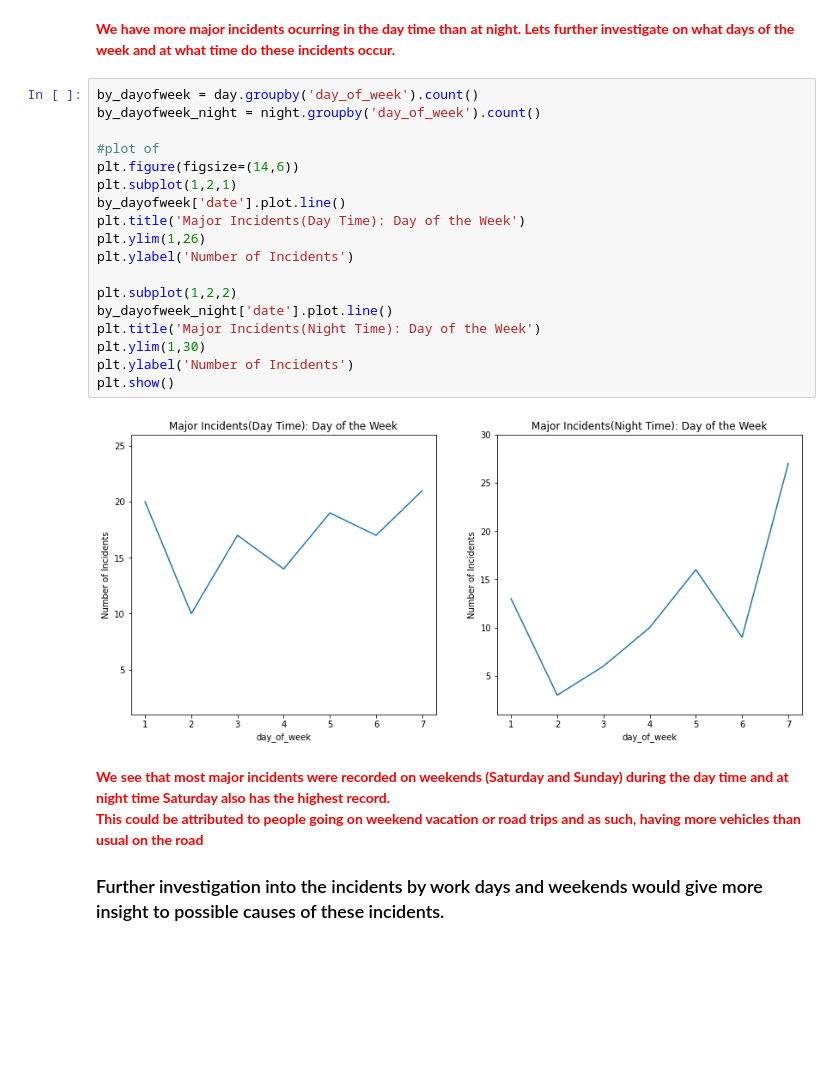
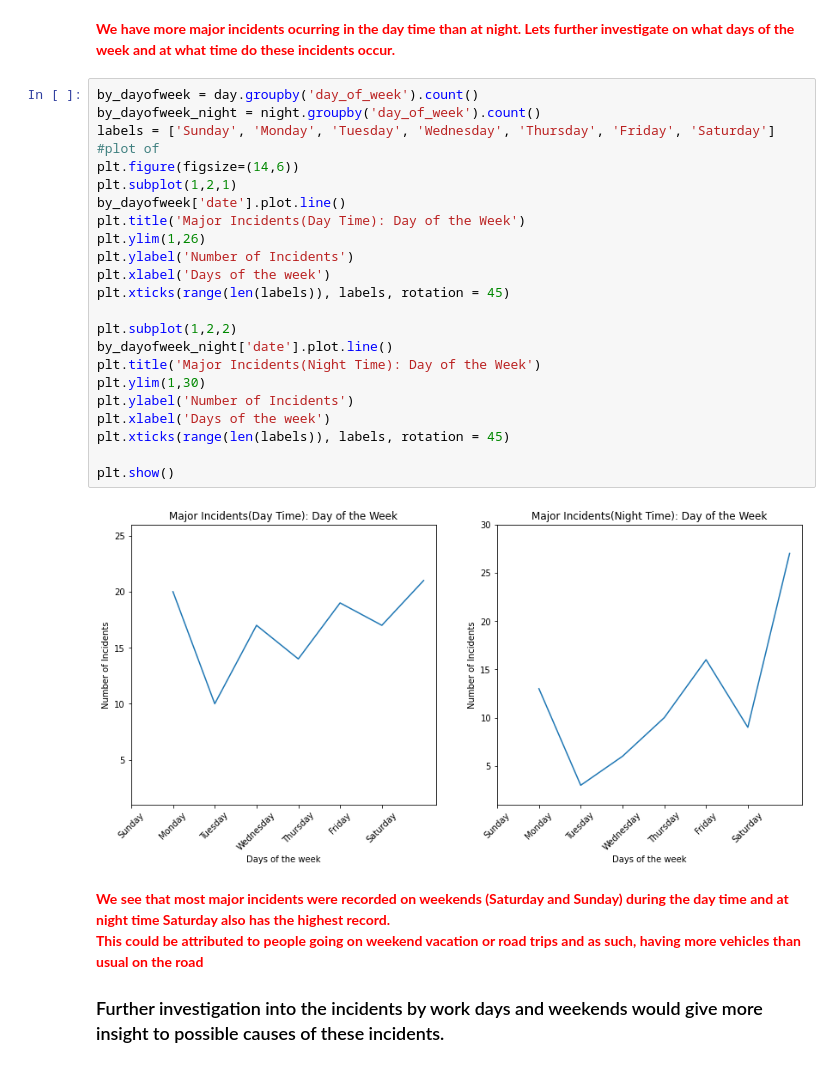
Before and after one commit to damiiete/Analysis-of-major-incidents-in-UK, a Jupyter notebook: notebook.ipynb, the cells around one changed output. Drawn from its saved outputs; the diff is of its cells as text; blank space fills up the shorter version.

```diff
--- a/notebook.ipynb
+++ b/notebook.ipynb
@@ -237,23 +237,28 @@ Lets further investigate on what days of the week and at what time do these inci
 # %%
 by_dayofweek = day.groupby('day_of_week').count()
 by_dayofweek_night = night.groupby('day_of_week').count()
-
+labels = ['Sunday', 'Monday', 'Tuesday', 'Wednesday', 'Thursday', 'Friday', 'Saturday']
 #plot of
 plt.figure(figsize=(14,6))
 plt.subplot(1,2,1)
 by_dayofweek['date'].plot.line()
 plt.title('Major Incidents(Day Time): Day of the Week')
 plt.ylim(1,26)
 plt.ylabel('Number of Incidents')
+plt.xlabel('Days of the week')
+plt.xticks(range(len(labels)), labels, rotation = 45)
 
 plt.subplot(1,2,2)
 by_dayofweek_night['date'].plot.line()
 plt.title('Major Incidents(Night Time): Day of the Week')
 plt.ylim(1,30)
 plt.ylabel('Number of Incidents')
+plt.xlabel('Days of the week')
+plt.xticks(range(len(labels)), labels, rotation = 45)
+
 plt.show()
 # %% [output]
-[figure, old version]
+[figure, new version]
 # %% [markdown]
 <font color=red> **We see that most major incidents were recorded on weekends (Saturday and Sunday) during the day time and at night time Saturday also has the highest record. <br>
 This could be attributed to people going on weekend vacation or road trips and as such, having more vehicles than usual on the road**</font>
```
Also changed, not shown: parts of 8 cells of this notebook.
